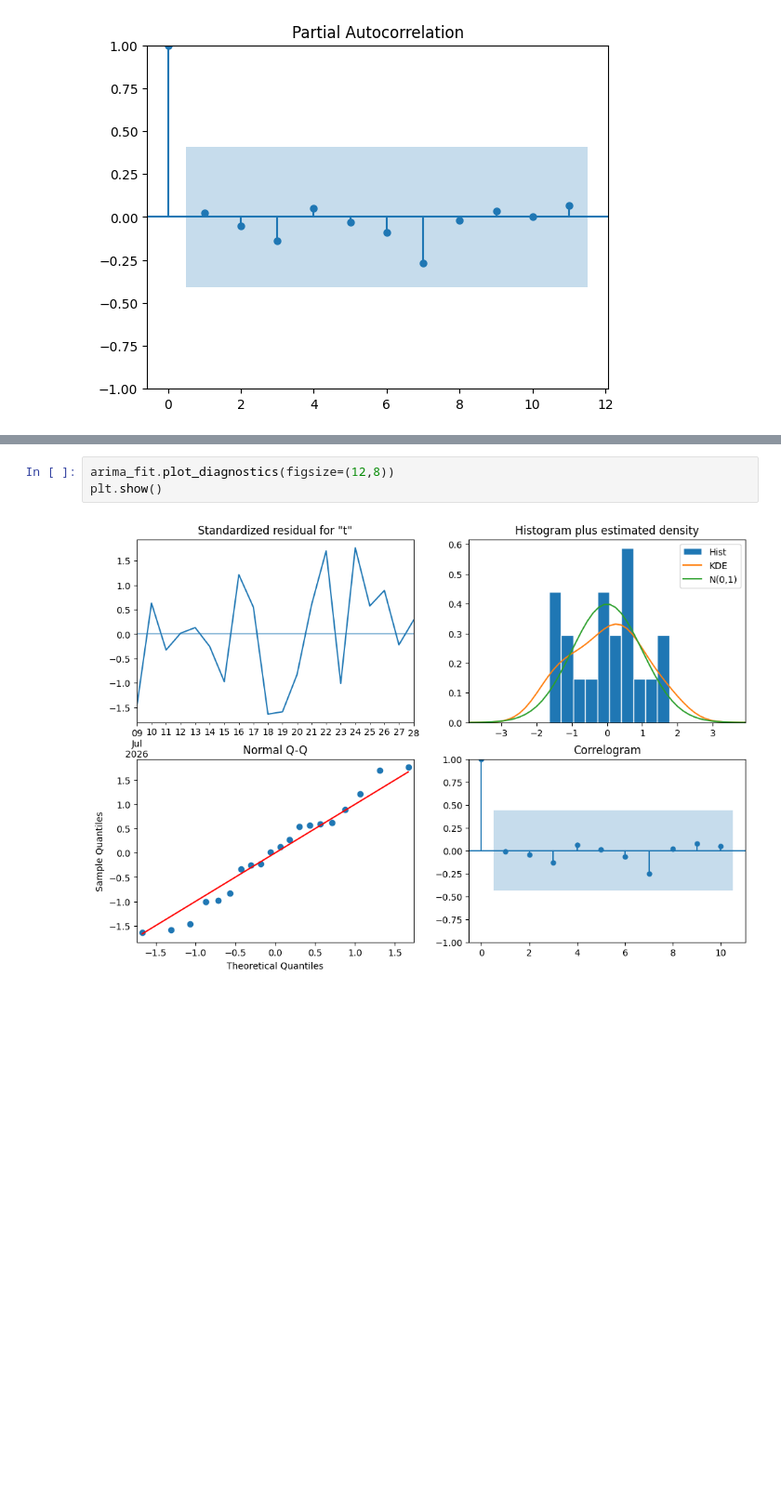
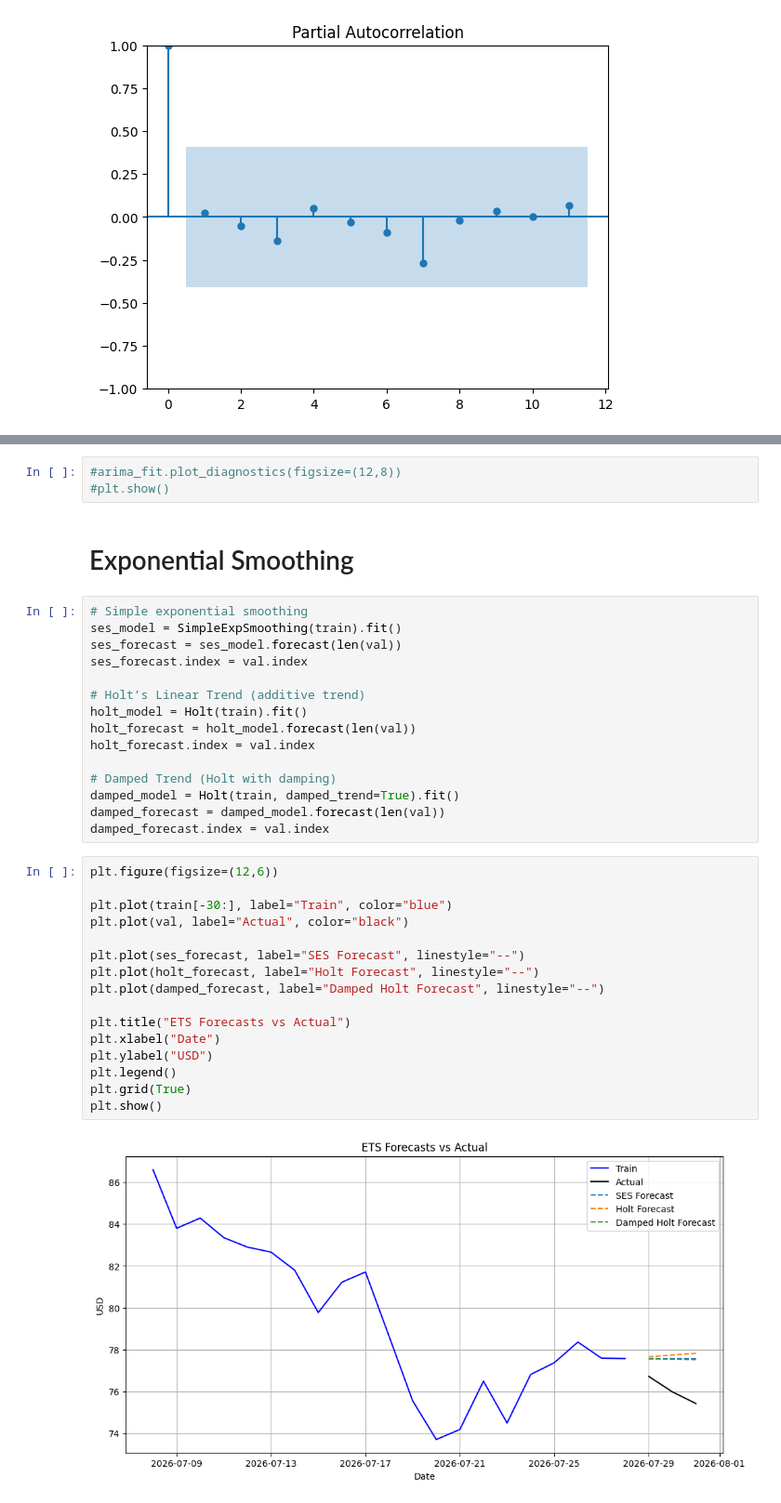
Before and after one commit to Snewski/Pokemon-TCG-Data, a Jupyter notebook: src/analysis.ipynb, the cells around one changed output, grey strips where cells are left out. Shown at 93% size. Saved outputs shown, nothing was run; the diff lists cells and outputs as text; blank space fills up the shorter version.

```diff
--- a/src/analysis.ipynb
+++ b/src/analysis.ipynb
@@ -471,5 +551,38 @@ plt.show()
 # %%
-arima_fit.plot_diagnostics(figsize=(12,8))
-plt.show()
+#arima_fit.plot_diagnostics(figsize=(12,8))
+#plt.show()
-# %% [output]
-[figure, removed]
+# %% [markdown]
+# Exponential Smoothing
+# %%
+# Simple exponential smoothing
+ses_model = SimpleExpSmoothing(train).fit()
+ses_forecast = ses_model.forecast(len(val))
+ses_forecast.index = val.index
+
+# Holt’s Linear Trend (additive trend)
+holt_model = Holt(train).fit()
+holt_forecast = holt_model.forecast(len(val))
+holt_forecast.index = val.index
+
+# Damped Trend (Holt with damping)
+damped_model = Holt(train, damped_trend=True).fit()
+damped_forecast = damped_model.forecast(len(val))
+damped_forecast.index = val.index
+# %%
+plt.figure(figsize=(12,6))
+
+plt.plot(train[-30:], label="Train", color="blue")
+plt.plot(val, label="Actual", color="black")
+
+plt.plot(ses_forecast, label="SES Forecast", linestyle="--")
+plt.plot(holt_forecast, label="Holt Forecast", linestyle="--")
+plt.plot(damped_forecast, label="Damped Holt Forecast", linestyle="--")
+
+plt.title("ETS Forecasts vs Actual")
+plt.xlabel("Date")
+plt.ylabel("USD")
+plt.legend()
+plt.grid(True)
+plt.show()
+# %% [output]
+[figure, added]
```
Also changed, not shown: parts of 27 cells of this notebook, 21 other files.
